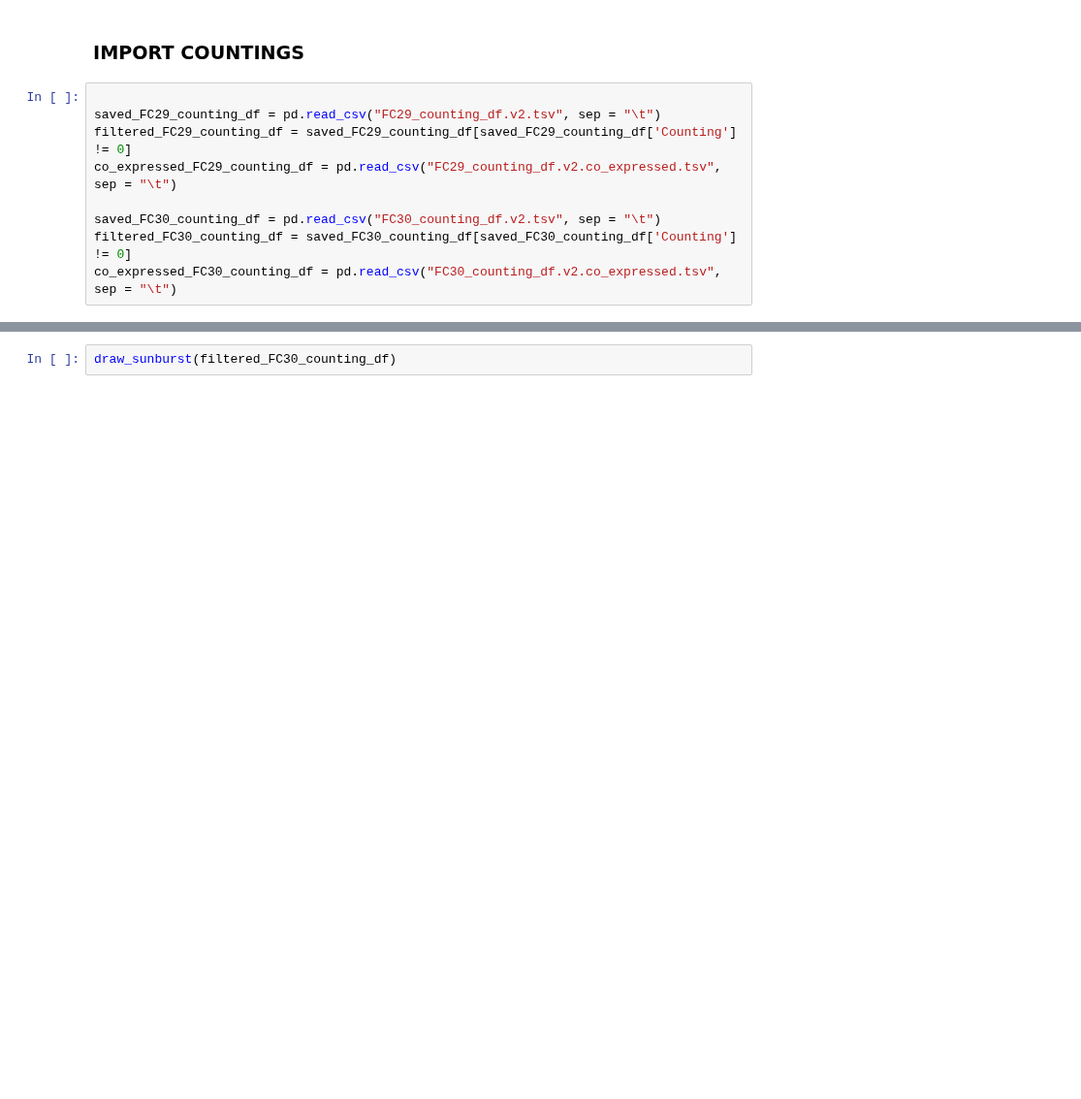
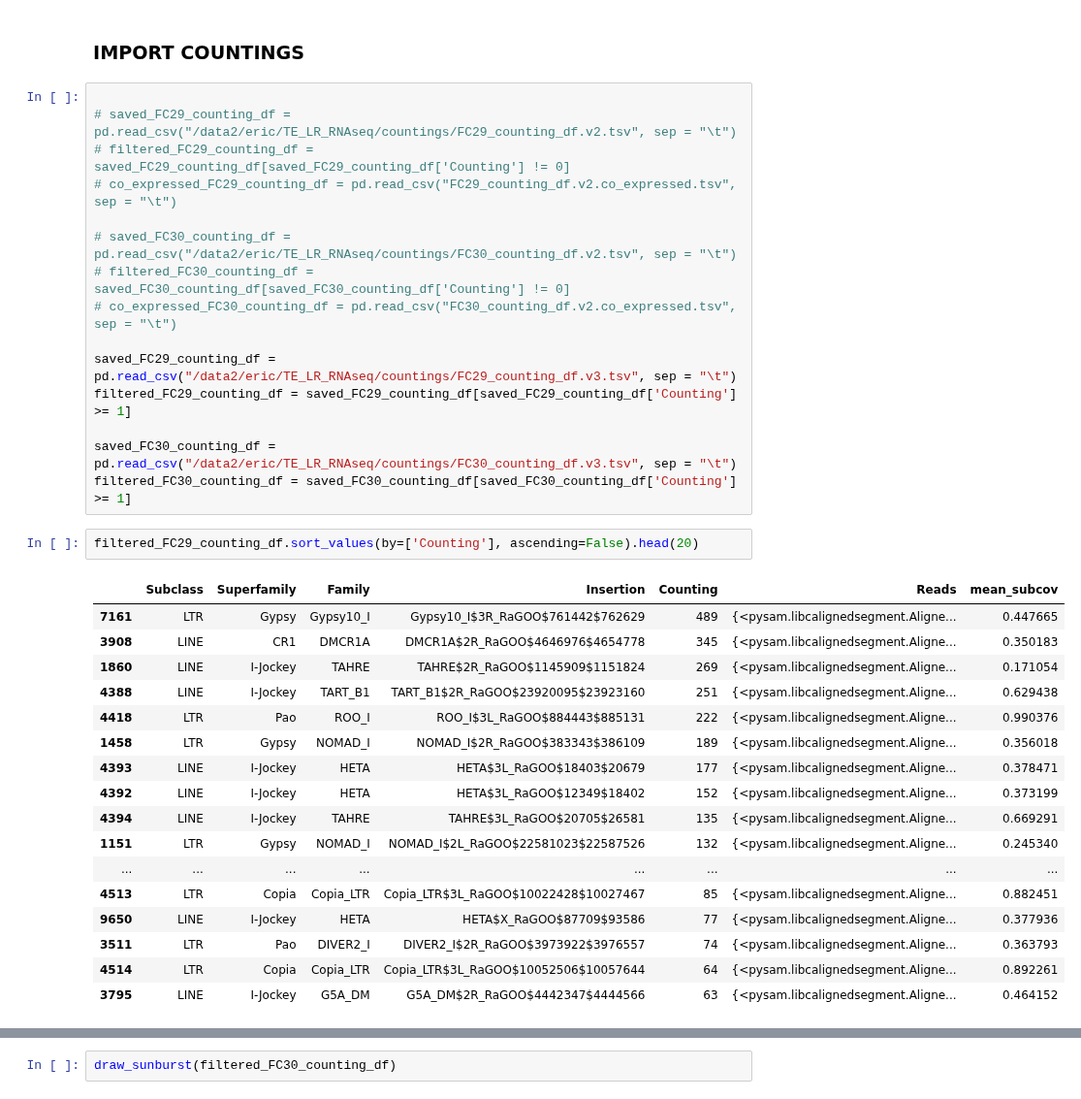
Before and after one commit to EricAmren/TE_LR_RNAseq, a Jupyter notebook: TE_LR_RNAseq_notebook.ipynb, the cells around one changed output, grey strips where cells are left out. Shown at 97% size. Cells and saved outputs as stored; diff of their text form; blank space fills up the shorter version.

```diff
--- a/TE_LR_RNAseq_notebook.ipynb
+++ b/TE_LR_RNAseq_notebook.ipynb
@@ -859,13 +916,39 @@ fig.show()
 ### IMPORT COUNTINGS
 # %%
 
-saved_FC29_counting_df = pd.read_csv("FC29_counting_df.v2.tsv", sep = "\t")
-filtered_FC29_counting_df = saved_FC29_counting_df[saved_FC29_counting_df['Counting'] != 0]
-co_expressed_FC29_counting_df = pd.read_csv("FC29_counting_df.v2.co_expressed.tsv", sep = "\t")
+# saved_FC29_counting_df = pd.read_csv("/data2/eric/TE_LR_RNAseq/countings/FC29_counting_df.v2.tsv", sep = "\t")
+# filtered_FC29_counting_df = saved_FC29_counting_df[saved_FC29_counting_df['Counting'] != 0]
+# co_expressed_FC29_counting_df = pd.read_csv("FC29_counting_df.v2.co_expressed.tsv", sep = "\t")
 
-saved_FC30_counting_df = pd.read_csv("FC30_counting_df.v2.tsv", sep = "\t")
-filtered_FC30_counting_df = saved_FC30_counting_df[saved_FC30_counting_df['Counting'] != 0]
-co_expressed_FC30_counting_df = pd.read_csv("FC30_counting_df.v2.co_expressed.tsv", sep = "\t")
+# saved_FC30_counting_df = pd.read_csv("/data2/eric/TE_LR_RNAseq/countings/FC30_counting_df.v2.tsv", sep = "\t")
+# filtered_FC30_counting_df = saved_FC30_counting_df[saved_FC30_counting_df['Counting'] != 0]
+# co_expressed_FC30_counting_df = pd.read_csv("FC30_counting_df.v2.co_expressed.tsv", sep = "\t")
+
+saved_FC29_counting_df = pd.read_csv("/data2/eric/TE_LR_RNAseq/countings/FC29_counting_df.v3.tsv", sep = "\t")
+filtered_FC29_counting_df = saved_FC29_counting_df[saved_FC29_counting_df['Counting'] >= 1]
+
+saved_FC30_counting_df = pd.read_csv("/data2/eric/TE_LR_RNAseq/countings/FC30_counting_df.v3.tsv", sep = "\t")
+filtered_FC30_counting_df = saved_FC30_counting_df[saved_FC30_counting_df['Counting'] >= 1]
+# %%
+filtered_FC29_counting_df.sort_values(by=['Counting'], ascending=False).head(20)
+# %% [output]
+|  | Subclass | Superfamily | Family | Insertion | Counting | Reads | mean_subcov |
+| 7161 | LTR | Gypsy | Gypsy10_I | Gypsy10_I$3R_RaGOO$761442$762629 | 489 | {<pysam.libcalignedsegment.Aligne... | 0.447665 |
+| 3908 | LINE | CR1 | DMCR1A | DMCR1A$2R_RaGOO$4646976$4654778 | 345 | {<pysam.libcalignedsegment.Aligne... | 0.350183 |
+| 1860 | LINE | I-Jockey | TAHRE | TAHRE$2R_RaGOO$1145909$1151824 | 269 | {<pysam.libcalignedsegment.Aligne... | 0.171054 |
+| 4388 | LINE | I-Jockey | TART_B1 | TART_B1$2R_RaGOO$23920095$23923160 | 251 | {<pysam.libcalignedsegment.Aligne... | 0.629438 |
+| 4418 | LTR | Pao | ROO_I | ROO_I$3L_RaGOO$884443$885131 | 222 | {<pysam.libcalignedsegment.Aligne... | 0.990376 |
+| 1458 | LTR | Gypsy | NOMAD_I | NOMAD_I$2R_RaGOO$383343$386109 | 189 | {<pysam.libcalignedsegment.Aligne... | 0.356018 |
+| 4393 | LINE | I-Jockey | HETA | HETA$3L_RaGOO$18403$20679 | 177 | {<pysam.libcalignedsegment.Aligne... | 0.378471 |
+| 4392 | LINE | I-Jockey | HETA | HETA$3L_RaGOO$12349$18402 | 152 | {<pysam.libcalignedsegment.Aligne... | 0.373199 |
+| 4394 | LINE | I-Jockey | TAHRE | TAHRE$3L_RaGOO$20705$26581 | 135 | {<pysam.libcalignedsegment.Aligne... | 0.669291 |
+| 1151 | LTR | Gypsy | NOMAD_I | NOMAD_I$2L_RaGOO$22581023$22587526 | 132 | {<pysam.libcalignedsegment.Aligne... | 0.245340 |
+| ... | ... | ... | ... | ... | ... | ... | ... |
+| 4513 | LTR | Copia | Copia_LTR | Copia_LTR$3L_RaGOO$10022428$10027467 | 85 | {<pysam.libcalignedsegment.Aligne... | 0.882451 |
+| 9650 | LINE | I-Jockey | HETA | HETA$X_RaGOO$87709$93586 | 77 | {<pysam.libcalignedsegment.Aligne... | 0.377936 |
+| 3511 | LTR | Pao | DIVER2_I | DIVER2_I$2R_RaGOO$3973922$3976557 | 74 | {<pysam.libcalignedsegment.Aligne... | 0.363793 |
+| 4514 | LTR | Copia | Copia_LTR | Copia_LTR$3L_RaGOO$10052506$10057644 | 64 | {<pysam.libcalignedsegment.Aligne... | 0.892261 |
+| 3795 | LINE | I-Jockey | G5A_DM | G5A_DM$2R_RaGOO$4442347$4444566 | 63 | {<pysam.libcalignedsegment.Aligne... | 0.464152 |
 # %%
 def draw_icicle(df):
     fig = px.icicle(df, path=['Subclass', 'Superfamily', 'Family', 'Insertion'], values='Counting',
```
Also changed, not shown: parts of 20 cells of this notebook, 7 other files.
